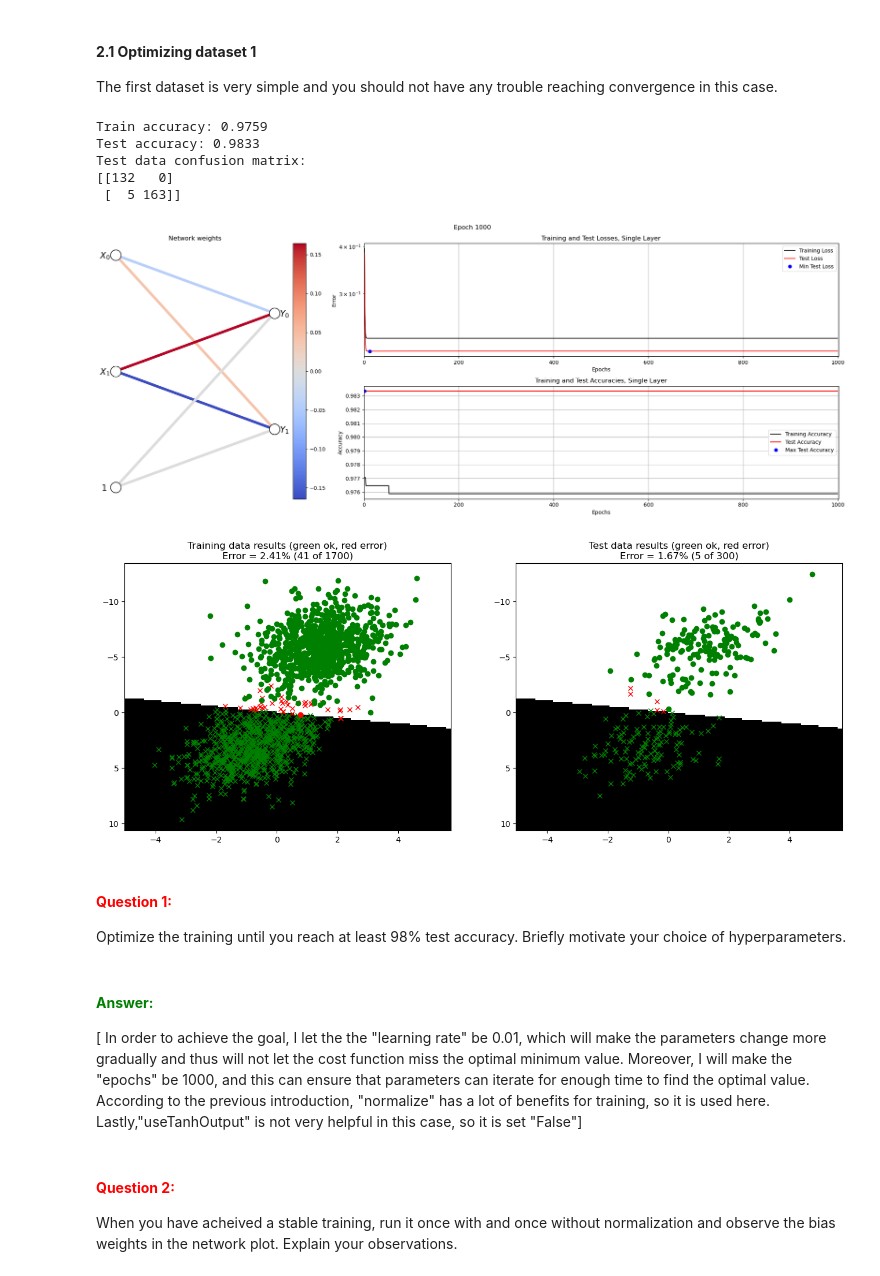
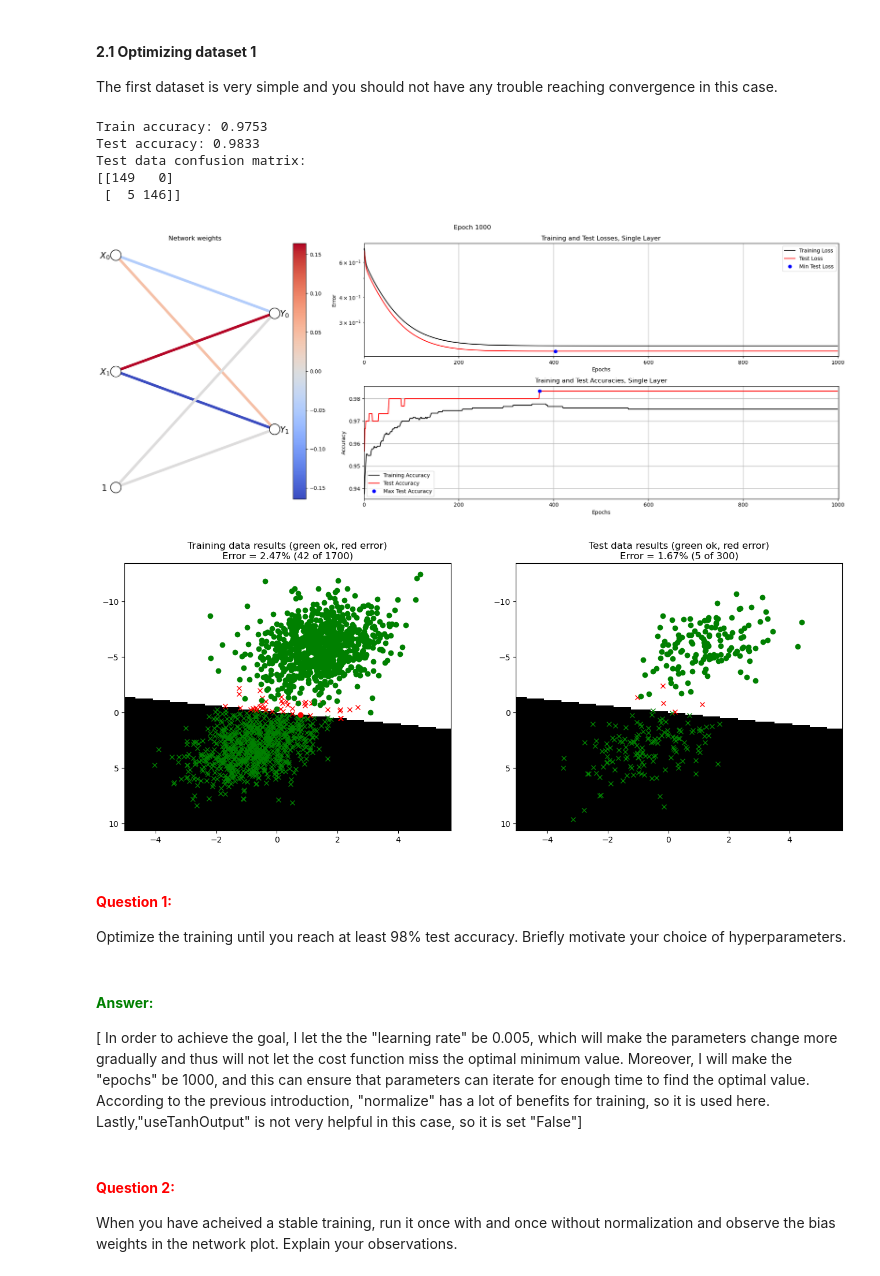
Before and after one commit to deaeB/732A55, a Jupyter notebook: A1_Supervised/main2_SingleLayer.ipynb, the cells around one changed output. Saved outputs shown, nothing was run; the diff lists cells and outputs as text; code cells hidden in the pictures.

```diff
--- a/A1_Supervised/main2_SingleLayer.ipynb
+++ b/A1_Supervised/main2_SingleLayer.ipynb
@@ -372,7 +366,7 @@ else:
 
 The process above is a bit long, since you have to load and normalize data, initailize weights, train the network, measure metrics, and plot the results for each dataset. We can make things a bit easier by defining a function that does most of this for us. In addition to the previous parameters `epochs` and `learningRate`, this function also accepts the parameter `normalize` (True / False) which enables or disables the data normalization. You will use this to answer some questions below. You can also set the optional parameter `useTanhOutput` (True / False) to enable or diable the use of *tanh* activation in the output layer, if you have implemented it in the previous functions.
 # %%
-def trainSingleLayerOnDataset(datasetNr, testSplit, W0, B0, params):
+def trainSingleLayerOnDataset(datasetNr, testSplit, params):
     """Train a single layer network on a specific dataset.
 
     Ags:
@@ -400,6 +394,20 @@ def trainSingleLayerOnDataset(datasetNr, testSplit, W0, B0, params):
         XTrainNorm = XTrain
         XTestNorm  = XTest
 
+    # intialize W0 and B0
+    nInputs  = XTrainNorm.shape[1]
+    # nD feature of input X
+    nClasses = len(np.unique(LTrain))
+
+    Xavier = np.sqrt(6 / (nInputs + nClasses))
+
+    W0 = np.zeros((nInputs,nClasses))
+    # for i in range(nInputs):
+    #     for j in range(nClasses):
+    #         W0[i,j] = np.random.uniform(-Xavier, +Xavier)
+    B0 = np.array([[0,0]])
+
+
     # Train network
     W, B, metrics = trainSingleLayer(XTrainNorm, DTrain, XTestNorm, DTest, W0, B0, params, plotProgress=True)
 
@@ -424,6 +432,20 @@ def trainSingleLayerOnDataset(datasetNr, testSplit, W0, B0, params):
         #plotResultsDotsGradient(XTrainNorm, LTrain, LPredTrain, XTestNorm, LTest, LPredTest, lambda X: forward(X, W, B)[0])
     else:
         plotConfusionMatrixOCR(XTest, LTest, LPredTest)
+
+# def initialParams(XTrainNorm,LTrain):
+#     nInputs  = XTrainNorm.shape[1]
+#     # nD feature of input X
+#     nClasses = len(np.unique(LTrain))
+
+#     Xavier = np.sqrt(6 / (nInputs + nClasses))
+
+#     W0 = np.zeros((nInputs,nClasses))
+#     for i in range(nInputs):
+#         for j in range(nClasses):
+#             W0[i,j] = np.random.uniform(-Xavier, +Xavier)
+#     B0 = np.array([[0,0]])
+#     return W0,B0
 # %% [markdown]
 #### **2.1 Optimizing dataset 1**
 
@@ -431,25 +453,20 @@ The first dataset is very simple and you should not have any trouble reaching co
 # %%
 # --------------------------------------------
 # === Your code here =========================
 # --------------------------------------------
-nInputs  = 2
-nClasses = 2
 
-W0 = np.array([[0,0],[0,0]])
-B0 = np.array([[0,0]])
-
-params = {"epochs": 1000, "learningRate": 0.01, "normalize": False, "useTanhOutput": False}
+params = {"epochs": 1000, "learningRate": 0.005, "normalize": False, "useTanhOutput": False}
 # ============================================
 
-trainSingleLayerOnDataset(1, 0.15, W0, B0, params)
+trainSingleLayerOnDataset(1, 0.15, params)
 # %% [output]
-Train accuracy: 0.9759
+Train accuracy: 0.9753
 Test accuracy: 0.9833
 Test data confusion matrix:
-[[132   0]
- [  5 163]]
+[[149   0]
+ [  5 146]]
-[figure, old version]
+[figure, new version]
-[figure, old version]
+[figure, new version]
 # %% [markdown]
 #### **<span style="color:red">Question 1:</span>**
 
@@ -457,7 +474,7 @@ Optimize the training until you reach at least 98% test accuracy. Briefly motiva
 # %% [markdown]
 #### **<span style="color:green">Answer:</span>**
 
-\[ In order to achieve the goal, I let the the "learning rate" be 0.01, which will make the parameters change more gradually and thus will not let the cost function miss the optimal minimum value. Moreover, I will make the "epochs" be 1000, and this can ensure that parameters can iterate for enough time to find the optimal value. According to the previous introduction, "normalize" has a lot of benefits for training, so it is used here. Lastly,"useTanhOutput" is not very helpful in this case, so it is set "False"\]
+\[ In order to achieve the goal, I let the the "learning rate" be 0.005, which will make the parameters change more gradually and thus will not let the cost function miss the optimal minimum value. Moreover, I will make the "epochs" be 1000, and this can ensure that parameters can iterate for enough time to find the optimal value. According to the previous introduction, "normalize" has a lot of benefits for training, so it is used here. Lastly,"useTanhOutput" is not very helpful in this case, so it is set "False"\]
 # %% [markdown]
 #### **<span style="color:red">Question 2:</span>**
 
```
Also changed, not shown: parts of 3 cells of this notebook.
